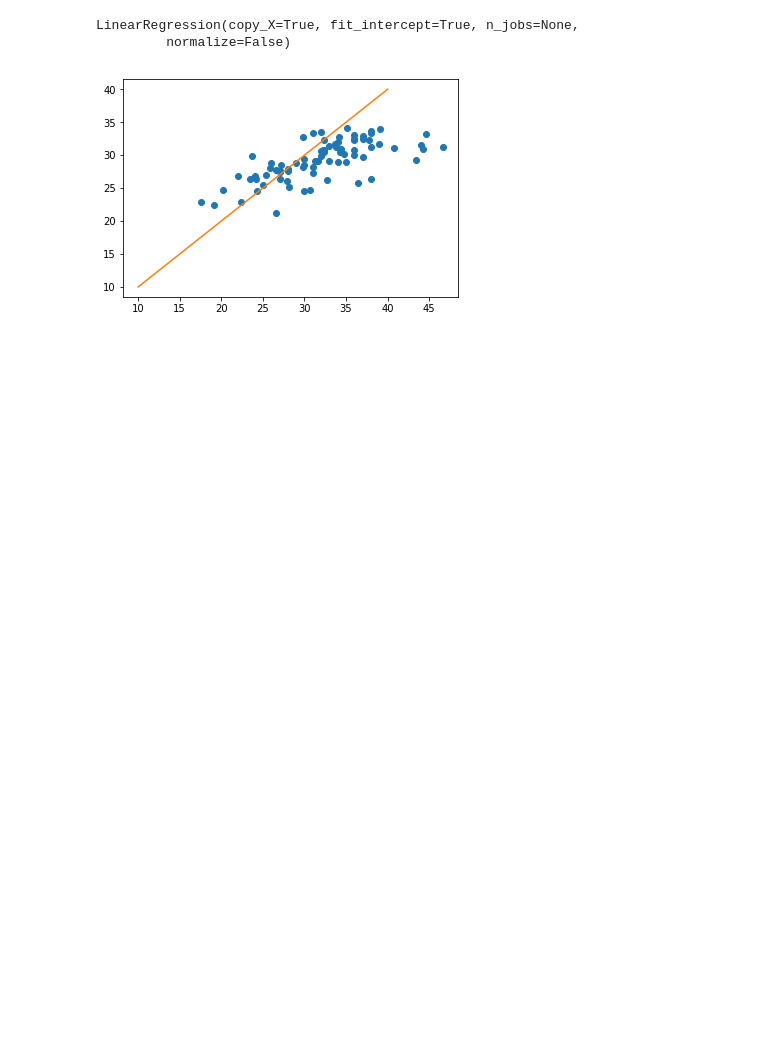
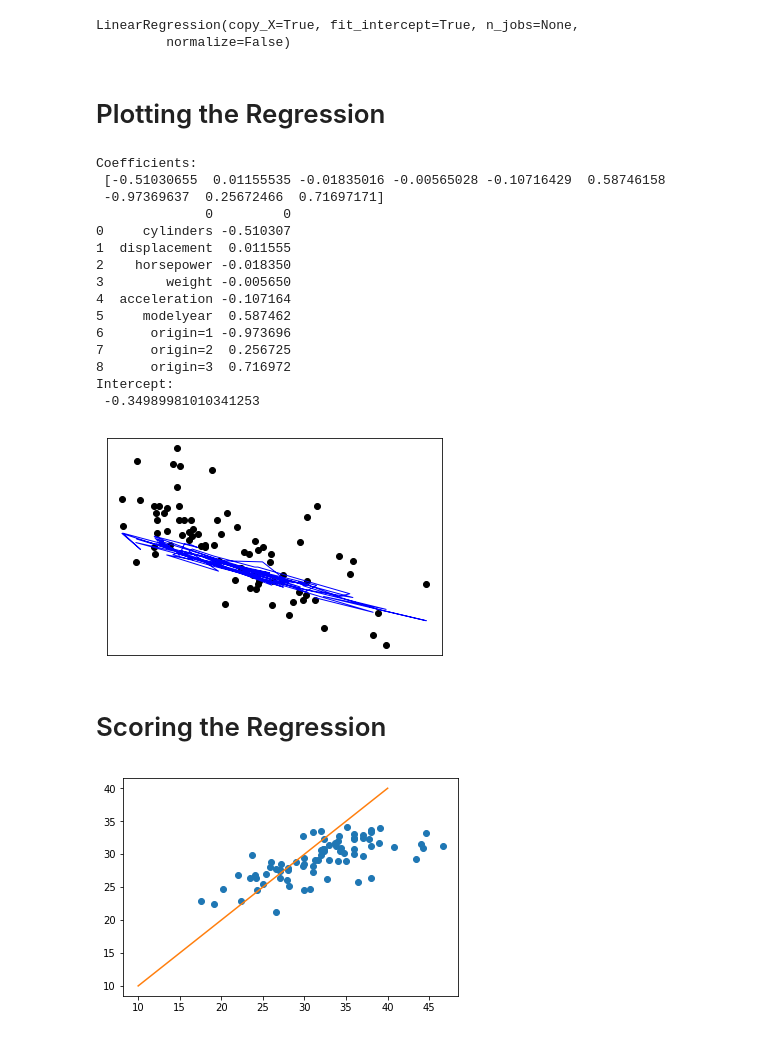
Before and after one commit to tonello88/machine_learning, a Jupyter notebook: Chapter 3 - Modeling and prediction.ipynb, the cells around one changed output. Drawn from its saved outputs; the diff is of its cells as text; code cells hidden in the pictures; blank space fills up the shorter version.

```diff
--- a/Chapter 3 - Modeling and prediction.ipynb
+++ b/Chapter 3 - Modeling and prediction.ipynb
@@ -201,6 +232,42 @@ LinearRegression(copy_X=True, fit_intercept=True, n_jobs=None,
          normalize=False)
 # %%
 pred_mpg = reg.predict(auto_test.drop('mpg',axis=1))
+# %% [markdown]
+# Plotting the Regression
+# %%
+# The coefficients
+print('Coefficients: \n', reg.coef_)
+coefficients = pandas.concat([pandas.DataFrame(auto_train.drop('mpg',axis=1).columns),pandas.DataFrame(np.transpose(reg.coef_))], axis = 1)
+print(coefficients)
+print('Intercept: \n', reg.intercept_)
+
+# Plot outputs
+plt.scatter(auto_test.weight, auto_test.mpg,  color='black')
+plt.plot(auto_test.weight, pred_mpg, color='blue', linewidth=1)
+
+plt.xticks(())
+plt.yticks(())
+
+plt.show()
+# %% [output]
+Coefficients:
+ [-0.51030655  0.01155535 -0.01835016 -0.00565028 -0.10716429  0.58746158
+ -0.97369637  0.25672466  0.71697171]
+              0         0
+0     cylinders -0.510307
+1  displacement  0.011555
+2    horsepower -0.018350
+3        weight -0.005650
+4  acceleration -0.107164
+5     modelyear  0.587462
+6      origin=1 -0.973696
+7      origin=2  0.256725
+8      origin=3  0.716972
+Intercept:
+ -0.34989981010341253
+[figure, added]
+# %% [markdown]
+# Scoring the Regression
 # %%
 plot(auto_test.mpg, pred_mpg, 'o')
 x = linspace(10,40,5)
```
Also changed, not shown: parts of 6 cells of this notebook, 1 other file.
